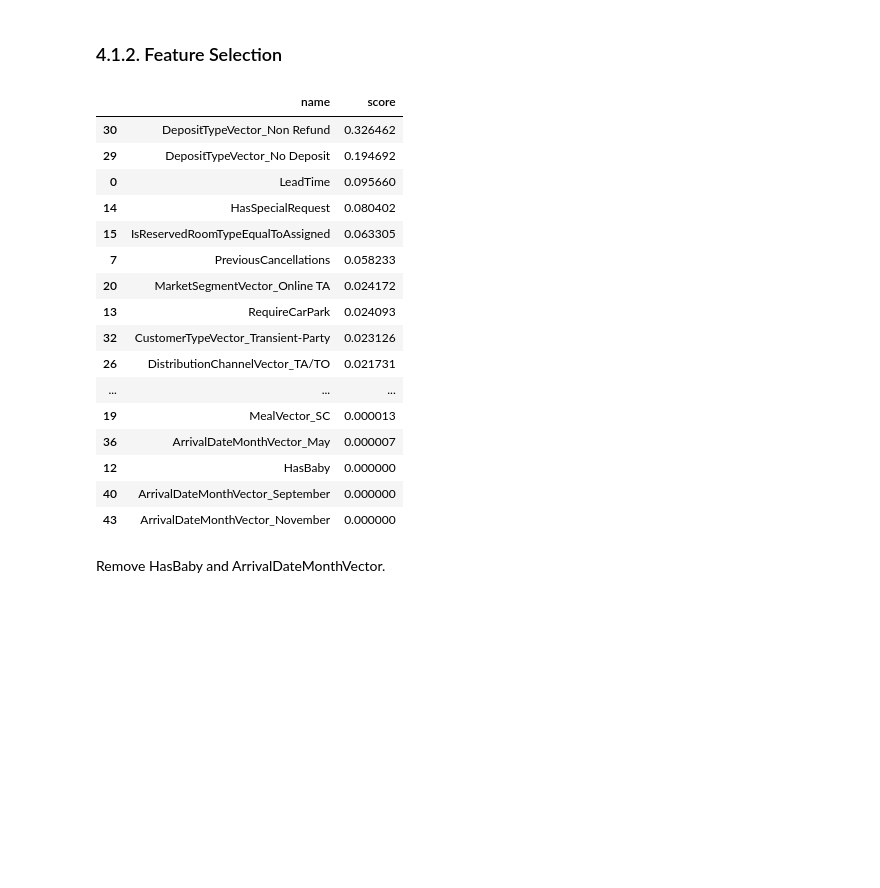
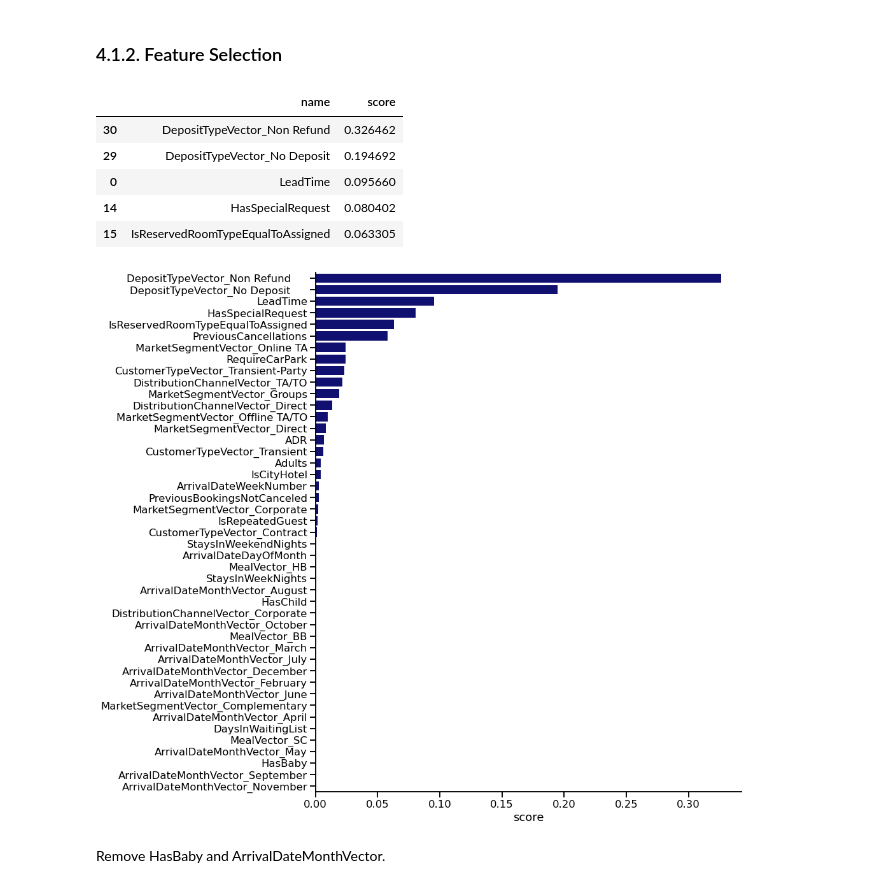
Before and after one commit to elvyna/hotel-booking-cancellation, a Jupyter notebook: 1-data-preparation-data-transformation.ipynb, the cells around one changed output. Saved outputs shown, nothing was run; the diff lists cells and outputs as text; code cells hidden in the pictures; blank space fills up the shorter version.

Commit message:
Create barplot of the feature importances

```diff
--- a/1-data-preparation-data-transformation.ipynb
+++ b/1-data-preparation-data-transformation.ipynb
@@ -475,25 +475,29 @@ df_train_feats, df_feature_importance = calculate_feature_importance(
     feature_colname = 'features'
 )
 # %%
-df_feature_importance
+df_feature_importance.head()
 # %% [output]
 |  | name | score |
 | 30 | DepositTypeVector_Non Refund | 0.326462 |
 | 29 | DepositTypeVector_No Deposit | 0.194692 |
 | 0 | LeadTime | 0.095660 |
 | 14 | HasSpecialRequest | 0.080402 |
 | 15 | IsReservedRoomTypeEqualToAssigned | 0.063305 |
-| 7 | PreviousCancellations | 0.058233 |
-| 20 | MarketSegmentVector_Online TA | 0.024172 |
-| 13 | RequireCarPark | 0.024093 |
-| 32 | CustomerTypeVector_Transient-Party | 0.023126 |
-| 26 | DistributionChannelVector_TA/TO | 0.021731 |
-| ... | ... | ... |
-| 19 | MealVector_SC | 0.000013 |
-| 36 | ArrivalDateMonthVector_May | 0.000007 |
-| 12 | HasBaby | 0.000000 |
-| 40 | ArrivalDateMonthVector_September | 0.000000 |
-| 43 | ArrivalDateMonthVector_November | 0.000000 |
+# %%
+f, ax = plt.subplots(figsize = (12, 15))
+
+sns.barplot(
+    data = df_feature_importance,
+    x = 'score',
+    y = 'name',
+    orient = 'h',
+    color = 'navy'
+)
+
+plt.ylabel('')
+sns.despine();
+# %% [output]
+[figure, added]
 # %% [markdown]
 Remove HasBaby and ArrivalDateMonthVector.
 # %%
```
